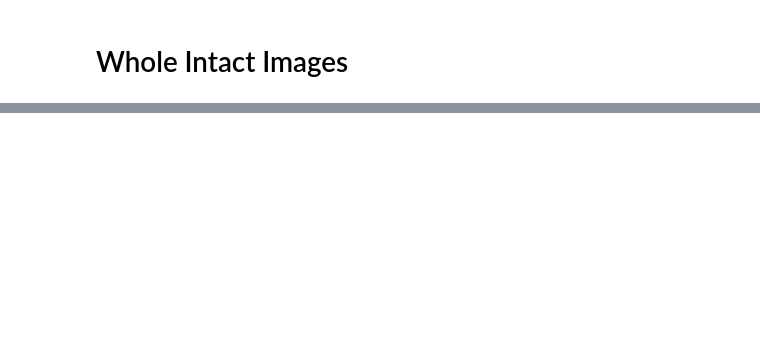
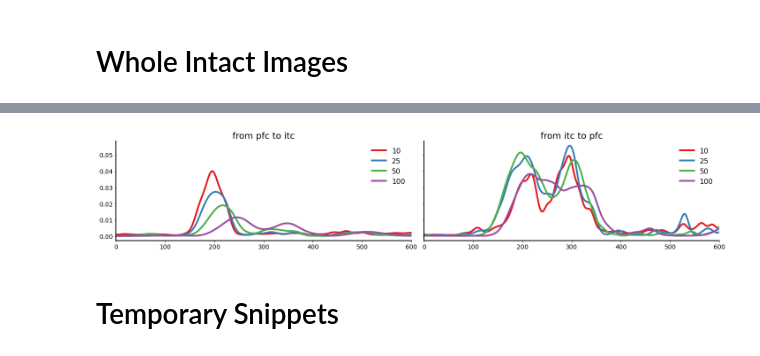
Before and after one commit to mohrabi/sua-categorical-representation, a Jupyter notebook: rsa/rdm-granger.ipynb, the cells around one changed output, grey strips where cells are left out. Cells and saved outputs as stored; diff of their text form; code cells hidden in the pictures; blank space fills up the shorter version.

```diff
--- a/rsa/rdm-granger.ipynb
+++ b/rsa/rdm-granger.ipynb
@@ -241,0 +248,15 @@ grangerInfluence['itc2pfc'] = itc2pfcGi
+# %%
+timp = timb[n+k:]
+fig, axs = plt.subplots(1, 2, figsize=(20, 5))
+
+axs[0].plot(timp, smooth(pfc2itc['full'], 1), lw=3)
+axs[0].plot(timp, smooth(pfc2itc['reduced'], 1), lw=3)
+
+axs[1].plot(timp, smooth(itc2pfc['full'], 1), lw=3)
+axs[1].plot(timp, smooth(itc2pfc['reduced'], 1), lw=3)
+
+for ax in axs:
+    axs[0].legend(["full", "reduced"])
+
+sns.despine()
+fig.tight_layout()
@@ -241,0 +335,36 @@ grangerInfluence['itc2pfc'] = itc2pfcGi
+# %%
+sns.set_palette("Set1")
+
+fig, axs = plt.subplots(1, 2, figsize=(20, 4), sharex=True, sharey=True)
+axs = axs.flatten()
+bls = grangerInfluence['pfc2itc'].keys()
+bls = list(bls)
+
+for bl in bls:
+    k = int(bl / 2)
+    ss = 1
+    n = 50
+
+    timb = np.arange(-200+bl/2, 700-bl/2, ss)
+    timp = timb[n+k:]
+
+    axs[0].plot(timp, smooth(grangerInfluence['pfc2itc'][bl], 7), lw=4, label=bl)
+    axs[1].plot(timp, smooth(grangerInfluence['itc2pfc'][bl], 7), lw=4, label=bl)
+    # ax.axvline()
+
+for ax in axs:
+    ax.legend(frameon=False, fontsize=16)
+    ax.set_xlim(0, 600)
+
+    ax.tick_params(axis='both', which='major', labelsize=14)
+    plt.setp(ax.spines.values(), linewidth=2)
+
+axs[0].set_title("from pfc to itc", fontsize=20)
+axs[1].set_title("from itc to pfc", fontsize=20)
+
+sns.despine()
+fig.tight_layout()
+# %% [output]
+[figure, added]
+# %% [markdown]
+# Temporary Snippets
```
Also changed, not shown: parts of 13 cells of this notebook, 3 other files.
